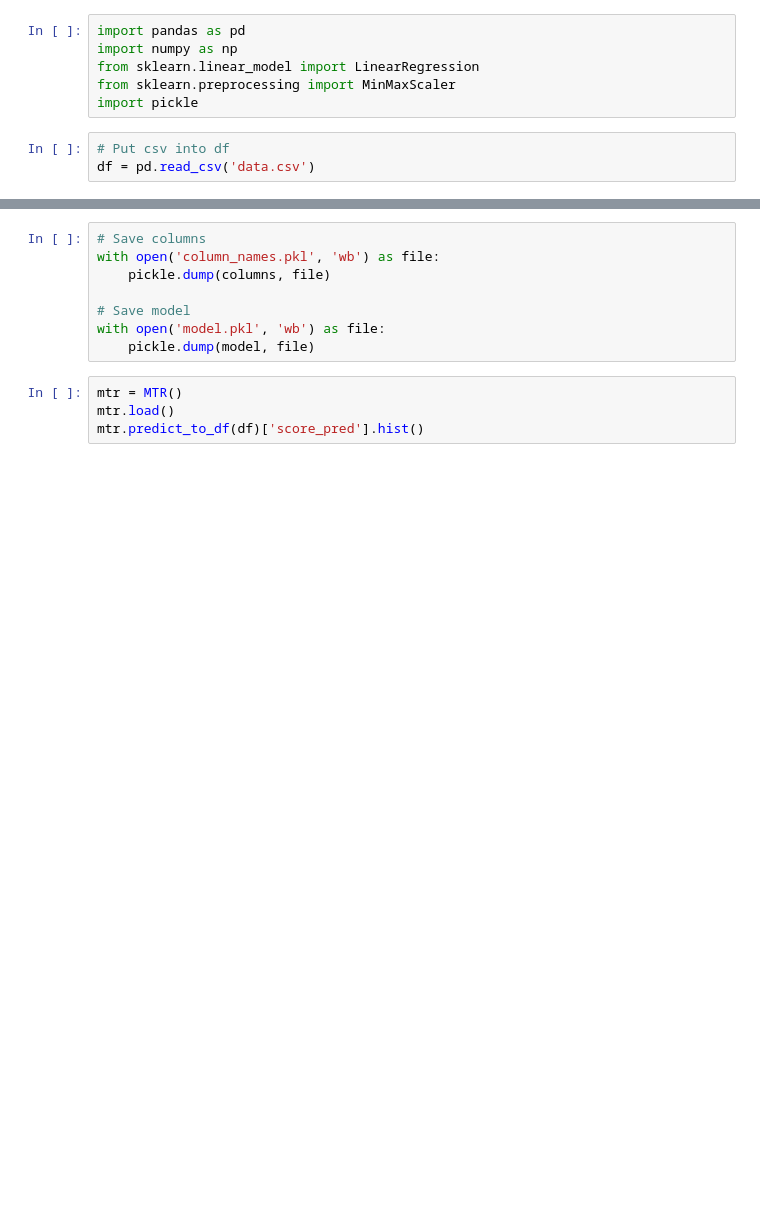
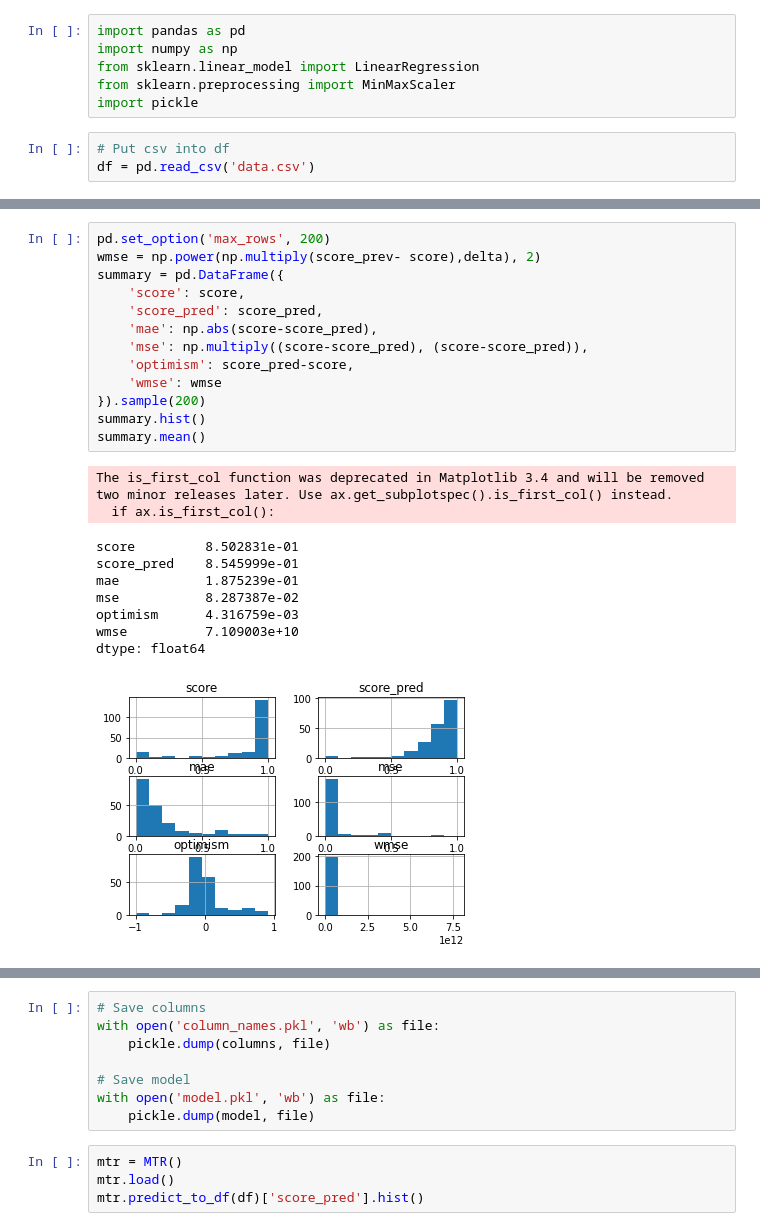
Before and after one commit to csalg/lomb, a Jupyter notebook: backend/src/slices/probabilities/model fit.ipynb, the cells around one changed output, grey strips where cells are left out. Saved outputs shown, nothing was run; the diff lists cells and outputs as text; blank space fills up the shorter version.

```diff
--- a/backend/src/slices/probabilities/model fit.ipynb
+++ b/backend/src/slices/probabilities/model fit.ipynb
@@ -143,0 +104,24 @@ TEXT__SENTENCE_CLICK_seconds_log_inverse -0.01808972749522484
+# %%
+pd.set_option('max_rows', 200)
+wmse = np.power(np.multiply(score_prev- score),delta), 2)
+summary = pd.DataFrame({
+    'score': score,
+    'score_pred': score_pred,
+    'mae': np.abs(score-score_pred),
+    'mse': np.multiply((score-score_pred), (score-score_pred)),
+    'optimism': score_pred-score,
+    'wmse': wmse
+}).sample(200)
+summary.hist()
+summary.mean()
+# %% [output]
+The is_first_col function was deprecated in Matplotlib 3.4 and will be removed two minor releases later. Use ax.get_subplotspec().is_first_col() instead.
+  if ax.is_first_col():
+score         8.502831e-01
+score_pred    8.545999e-01
+mae           1.875239e-01
+mse           8.287387e-02
+optimism      4.316759e-03
+wmse          7.109003e+10
+dtype: float64
+[figure, added]
```
Also changed, not shown: parts of 17 cells of this notebook, 3 other files.
